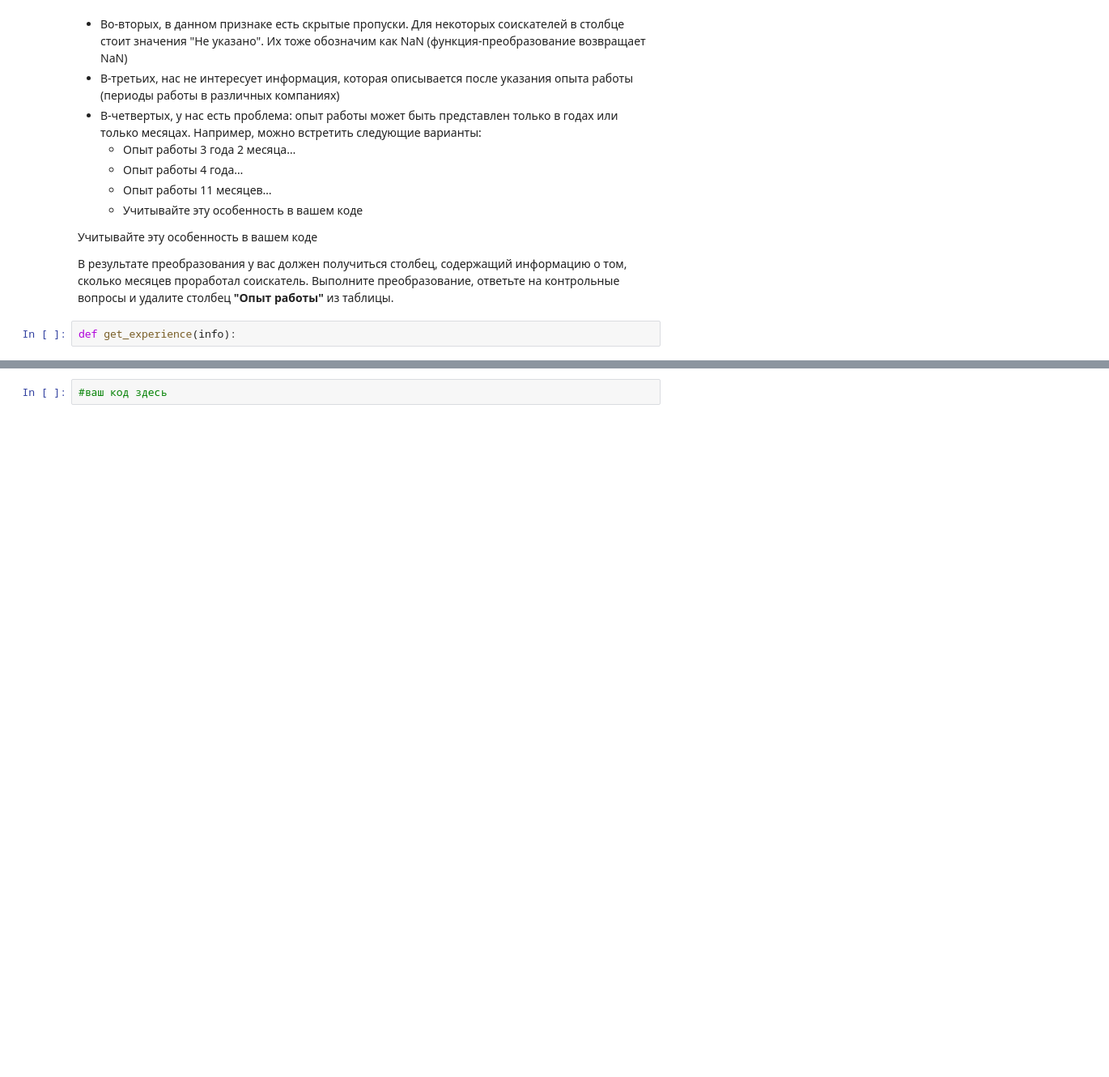
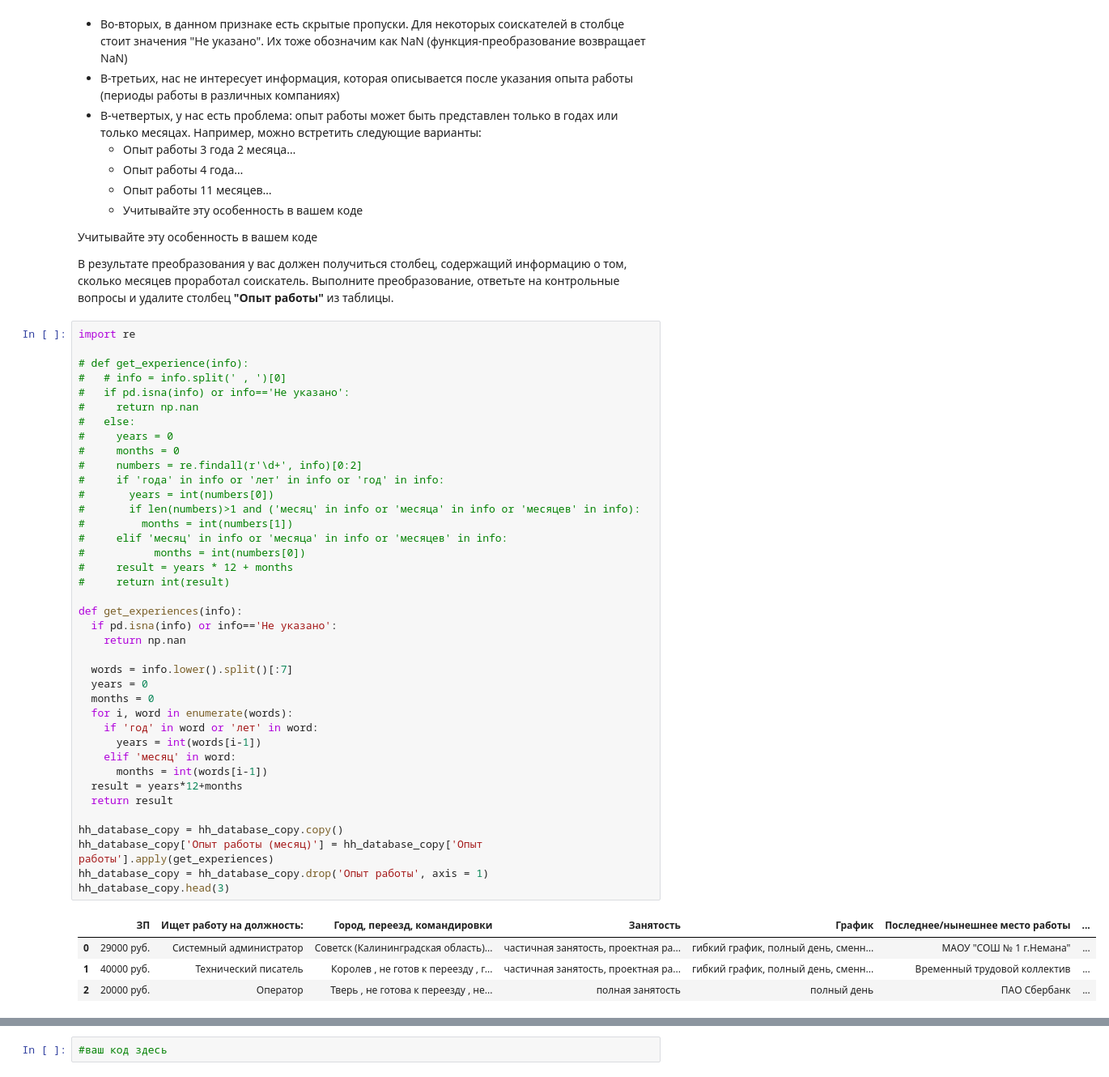
Before and after one commit to rostovcevartem209/hh_database, a Jupyter notebook: hh_database_project.ipynb, the cells around one changed output, grey strips where cells are left out. Shown at 81% size. Cells and saved outputs as stored; diff of their text form; blank space fills up the shorter version.

```diff
--- a/hh_database_project.ipynb
+++ b/hh_database_project.ipynb
@@ -151,8 +151,50 @@ hh_database_copy = hh_database_copy.drop(['Пол, возраст'], axis = 1)
 
 В результате преобразования у вас должен получиться столбец, содержащий информацию о том, сколько месяцев проработал соискатель.
 Выполните преобразование, ответьте на контрольные вопросы и удалите столбец **"Опыт работы"** из таблицы.
-# %%
-def get_experience(info):
+# %%
+import re
+
+# def get_experience(info):
+#   # info = info.split(' , ')[0]
+#   if pd.isna(info) or info=='Не указано':
+#     return np.nan
+#   else:
+#     years = 0
+#     months = 0
+#     numbers = re.findall(r'\d+', info)[0:2]
+#     if 'года' in info or 'лет' in info or 'год' in info:
+#       years = int(numbers[0])
+#       if len(numbers)>1 and ('месяц' in info or 'месяца' in info or 'месяцев' in info):
+#         months = int(numbers[1])
+#     elif 'месяц' in info or 'месяца' in info or 'месяцев' in info:
+#           months = int(numbers[0])
+#     result = years * 12 + months
+#     return int(result)
+
+def get_experiences(info):
+  if pd.isna(info) or info=='Не указано':
+    return np.nan
+
+  words = info.lower().split()[:7]
+  years = 0
+  months = 0
+  for i, word in enumerate(words):
+    if 'год' in word or 'лет' in word:
+      years = int(words[i-1])
+    elif 'месяц' in word:
+      months = int(words[i-1])
+  result = years*12+months
+  return result
+
+hh_database_copy = hh_database_copy.copy()
+hh_database_copy['Опыт работы (месяц)'] = hh_database_copy['Опыт работы'].apply(get_experiences)
+hh_database_copy = hh_database_copy.drop('Опыт работы', axis = 1)
+hh_database_copy.head(3)
+# %% [output]
+|  | ЗП | Ищет работу на должность: | Город, переезд, командировки | Занятость | График | Последнее/нынешнее место работы | ... |
+| 0 | 29000 руб. | Системный администратор | Советск (Калининградская область)... | частичная занятость, проектная ра... | гибкий график, полный день, сменн... | МАОУ "СОШ № 1 г.Немана" | ... |
+| 1 | 40000 руб. | Технический писатель | Королев , не готов к переезду , г... | частичная занятость, проектная ра... | гибкий график, полный день, сменн... | Временный трудовой коллектив | ... |
+| 2 | 20000 руб. | Оператор | Тверь , не готова к переезду , не... | полная занятость | полный день | ПАО Сбербанк | ... |
 # %% [markdown]
 4. Хорошо идем! Следующий на очереди признак "Город, переезд, командировки". Информация в нем представлена в следующем виде: **<Город , (метро) , готовность к переезду (города для переезда) , готовность к командировкам>**. В скобках указаны необязательные параметры строки. Например, можно встретить следующие варианты:
 
```
Also changed, not shown: parts of 6 cells of this notebook.
